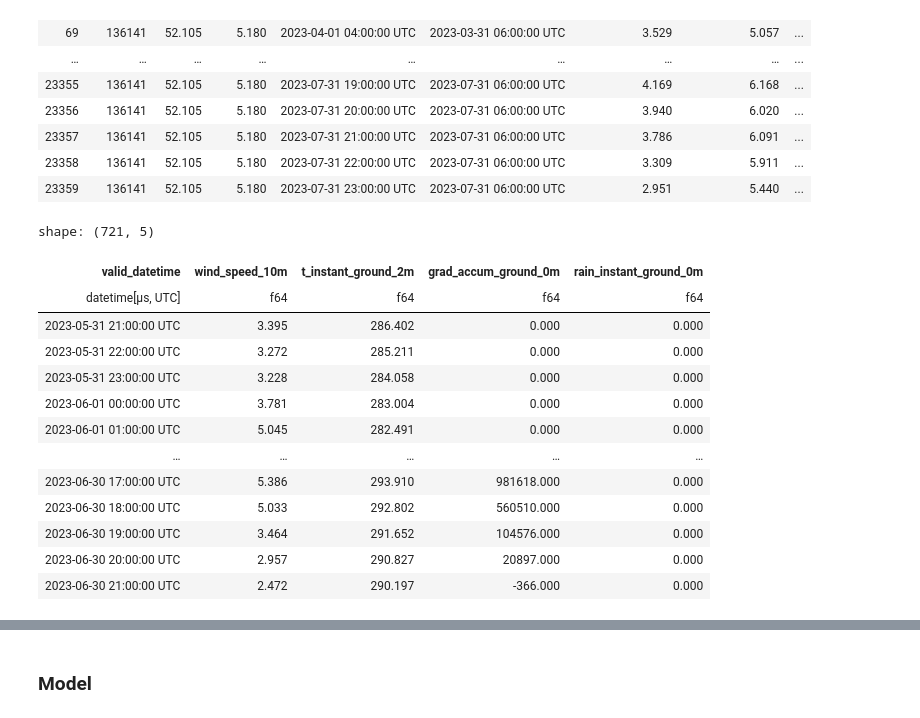
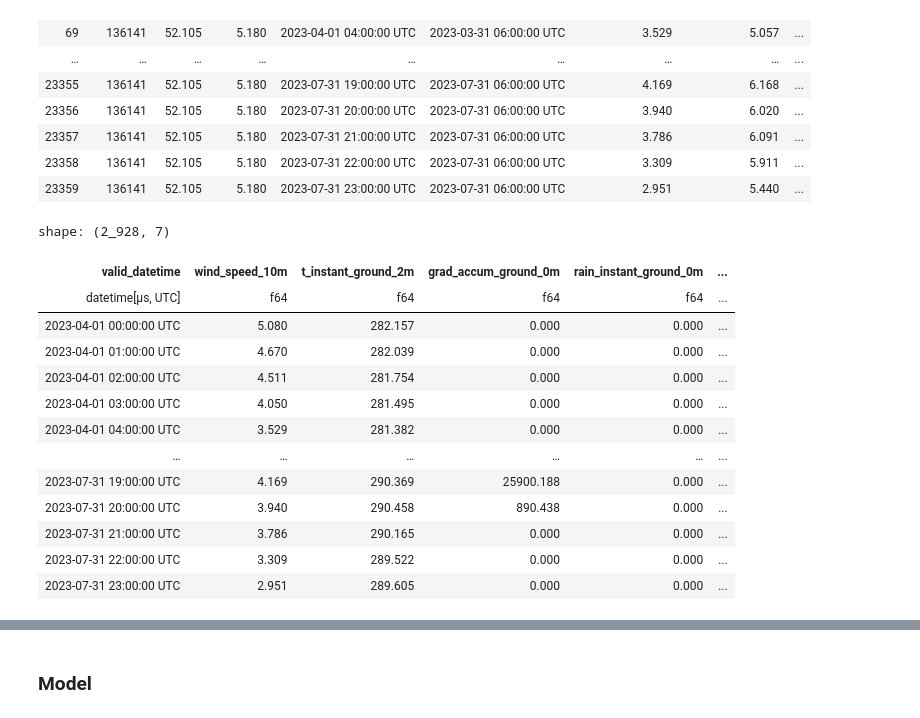
Before and after one commit to erewl/short-term-load-forecasting-with-domain-knowledge, a Jupyter notebook: notebooks/tft_example.ipynb, the cells around one changed output, grey strips where cells are left out. Cells and saved outputs as stored; diff of their text form; code cells hidden in the pictures.

```diff
--- a/notebooks/tft_example.ipynb
+++ b/notebooks/tft_example.ipynb
@@ -349,22 +295,24 @@ shape: (2_928, 18)
 | 23358 | 136141 | 52.105 | 5.180 | 2023-07-31 22:00:00 UTC | 2023-07-31 06:00:00 UTC | 3.309 | 5.911 | ... |
 | 23359 | 136141 | 52.105 | 5.180 | 2023-07-31 23:00:00 UTC | 2023-07-31 06:00:00 UTC | 2.951 | 5.440 | ... |
 # %%
-selected_weather = weather_df.filter((pl.col('valid_datetime') <= max_date) & (pl.col('valid_datetime') >= min_date)).select(
-    pl.col('valid_datetime'), pl.col('wind_speed_10m'), pl.col('t_instant_ground_2m'),  pl.col('grad_accum_ground_0m'),  pl.col('rain_instant_ground_0m')
+selected_weather = weather_df.select(
+    pl.col('valid_datetime'), pl.col('wind_speed_10m'), pl.col('t_instant_ground_2m'),
+    pl.col('grad_accum_ground_0m'),  pl.col('rain_instant_ground_0m'), pl.col('pres_instant_ground_0m'),
+    pl.col('wind_blast_speed_10m')
 )
 selected_weather
 # %% [output]
-shape: (721, 5)
+shape: (2_928, 7)
-| valid_datetime | wind_speed_10m | t_instant_ground_2m | grad_accum_ground_0m | rain_instant_ground_0m |
-| datetime[μs, UTC] | f64 | f64 | f64 | f64 |
-| 2023-05-31 21:00:00 UTC | 3.395 | 286.402 | 0.000 | 0.000 |
-| 2023-05-31 22:00:00 UTC | 3.272 | 285.211 | 0.000 | 0.000 |
-| 2023-05-31 23:00:00 UTC | 3.228 | 284.058 | 0.000 | 0.000 |
-| 2023-06-01 00:00:00 UTC | 3.781 | 283.004 | 0.000 | 0.000 |
-| 2023-06-01 01:00:00 UTC | 5.045 | 282.491 | 0.000 | 0.000 |
-| … | … | … | … | … |
-| 2023-06-30 17:00:00 UTC | 5.386 | 293.910 | 981618.000 | 0.000 |
-| 2023-06-30 18:00:00 UTC | 5.033 | 292.802 | 560510.000 | 0.000 |
-| 2023-06-30 19:00:00 UTC | 3.464 | 291.652 | 104576.000 | 0.000 |
-| 2023-06-30 20:00:00 UTC | 2.957 | 290.827 | 20897.000 | 0.000 |
-| 2023-06-30 21:00:00 UTC | 2.472 | 290.197 | -366.000 | 0.000 |
+| valid_datetime | wind_speed_10m | t_instant_ground_2m | grad_accum_ground_0m | rain_instant_ground_0m | ... |
+| datetime[μs, UTC] | f64 | f64 | f64 | f64 | ... |
+| 2023-04-01 00:00:00 UTC | 5.080 | 282.157 | 0.000 | 0.000 | ... |
+| 2023-04-01 01:00:00 UTC | 4.670 | 282.039 | 0.000 | 0.000 | ... |
+| 2023-04-01 02:00:00 UTC | 4.511 | 281.754 | 0.000 | 0.000 | ... |
+| 2023-04-01 03:00:00 UTC | 4.050 | 281.495 | 0.000 | 0.000 | ... |
+| 2023-04-01 04:00:00 UTC | 3.529 | 281.382 | 0.000 | 0.000 | ... |
+| … | … | … | … | … | ... |
+| 2023-07-31 19:00:00 UTC | 4.169 | 290.369 | 25900.188 | 0.000 | ... |
+| 2023-07-31 20:00:00 UTC | 3.940 | 290.458 | 890.438 | 0.000 | ... |
+| 2023-07-31 21:00:00 UTC | 3.786 | 290.165 | 0.000 | 0.000 | ... |
+| 2023-07-31 22:00:00 UTC | 3.309 | 289.522 | 0.000 | 0.000 | ... |
+| 2023-07-31 23:00:00 UTC | 2.951 | 289.605 | 0.000 | 0.000 | ... |
```
Also changed, not shown: parts of 44 cells of this notebook, 2 other files.
